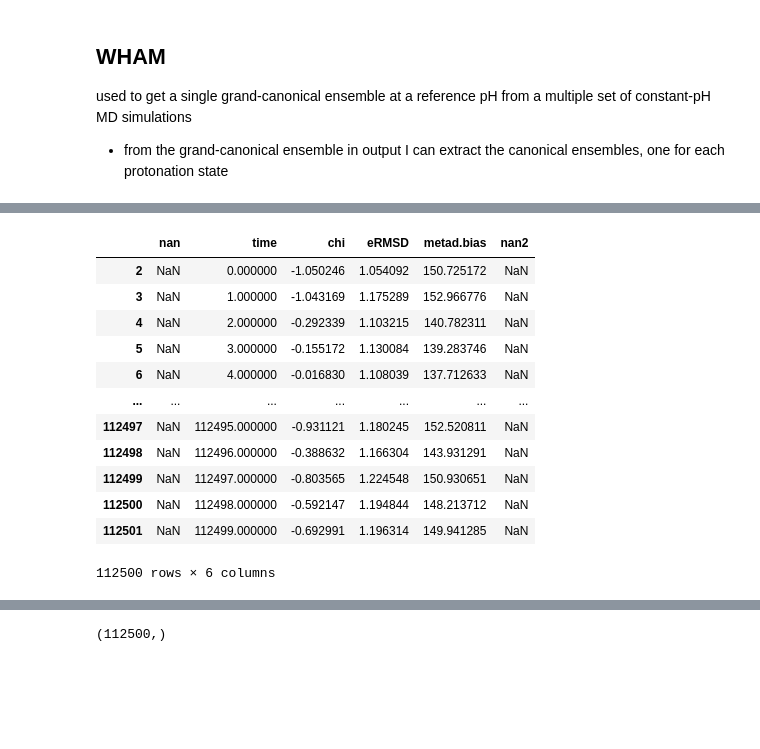
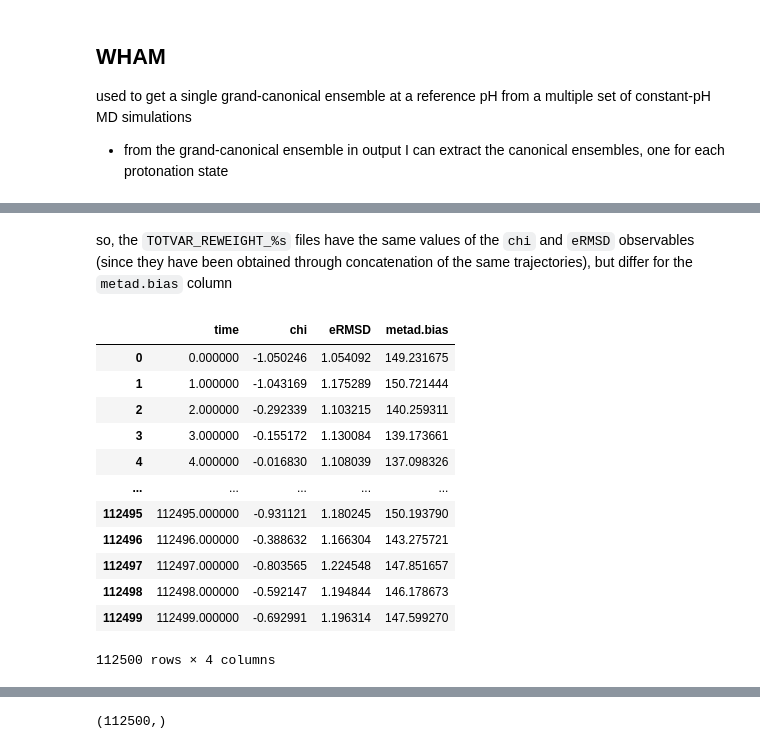
Before and after one commit to Tomfersil/pH-integration, a Jupyter notebook: WHAM.ipynb, the cells around one changed output, grey strips where cells are left out. Drawn from its saved outputs; the diff is of its cells as text; code cells hidden in the pictures; blank space fills up the shorter version.

```diff
--- a/WHAM.ipynb
+++ b/WHAM.ipynb
@@ -112,20 +106,25 @@ protdf
-# %%
-df = pd.read_csv(f"{path}/TOTVAR_REWEIGHT_" + str(pH), sep=' ')[2:]
-
-
-
-df
-# %% [output]
-|  | nan | time | chi | eRMSD | metad.bias | nan2 |
-| 2 | NaN | 0.000000 | -1.050246 | 1.054092 | 150.725172 | NaN |
-| 3 | NaN | 1.000000 | -1.043169 | 1.175289 | 152.966776 | NaN |
-| 4 | NaN | 2.000000 | -0.292339 | 1.103215 | 140.782311 | NaN |
-| 5 | NaN | 3.000000 | -0.155172 | 1.130084 | 139.283746 | NaN |
-| 6 | NaN | 4.000000 | -0.016830 | 1.108039 | 137.712633 | NaN |
-| ... | ... | ... | ... | ... | ... | ... |
-| 112497 | NaN | 112495.000000 | -0.931121 | 1.180245 | 152.520811 | NaN |
-| 112498 | NaN | 112496.000000 | -0.388632 | 1.166304 | 143.931291 | NaN |
-| 112499 | NaN | 112497.000000 | -0.803565 | 1.224548 | 150.930651 | NaN |
-| 112500 | NaN | 112498.000000 | -0.592147 | 1.194844 | 148.213712 | NaN |
-| 112501 | NaN | 112499.000000 | -0.692991 | 1.196314 | 149.941285 | NaN |
-112500 rows × 6 columns
+# %% [markdown]
+so, the `TOTVAR_REWEIGHT_%s` files have the same values of the `chi` and `eRMSD` observables (since they have been obtained through concatenation of the same trajectories), but differ for the `metad.bias` column
+# %%
+pH = '03.50'
+
+df = pd.read_csv(f"{path}/TOTVAR_REWEIGHT_" + str(pH), sep=' ')[2:]
+df.columns = ['nan', 'time', 'chi', 'eRMSD', 'metad.bias', 'nan2']
+df = df[['time', 'chi', 'eRMSD', 'metad.bias']]
+df = df.reset_index(drop=True)
+
+df
+# %% [output]
+|  | time | chi | eRMSD | metad.bias |
+| 0 | 0.000000 | -1.050246 | 1.054092 | 149.231675 |
+| 1 | 1.000000 | -1.043169 | 1.175289 | 150.721444 |
+| 2 | 2.000000 | -0.292339 | 1.103215 | 140.259311 |
+| 3 | 3.000000 | -0.155172 | 1.130084 | 139.173661 |
+| 4 | 4.000000 | -0.016830 | 1.108039 | 137.098326 |
+| ... | ... | ... | ... | ... |
+| 112495 | 112495.000000 | -0.931121 | 1.180245 | 150.193790 |
+| 112496 | 112496.000000 | -0.388632 | 1.166304 | 143.275721 |
+| 112497 | 112497.000000 | -0.803565 | 1.224548 | 147.851657 |
+| 112498 | 112498.000000 | -0.592147 | 1.194844 | 146.178673 |
+| 112499 | 112499.000000 | -0.692991 | 1.196314 | 147.599270 |
+112500 rows × 4 columns
```
Also changed, not shown: parts of 17 cells of this notebook.
